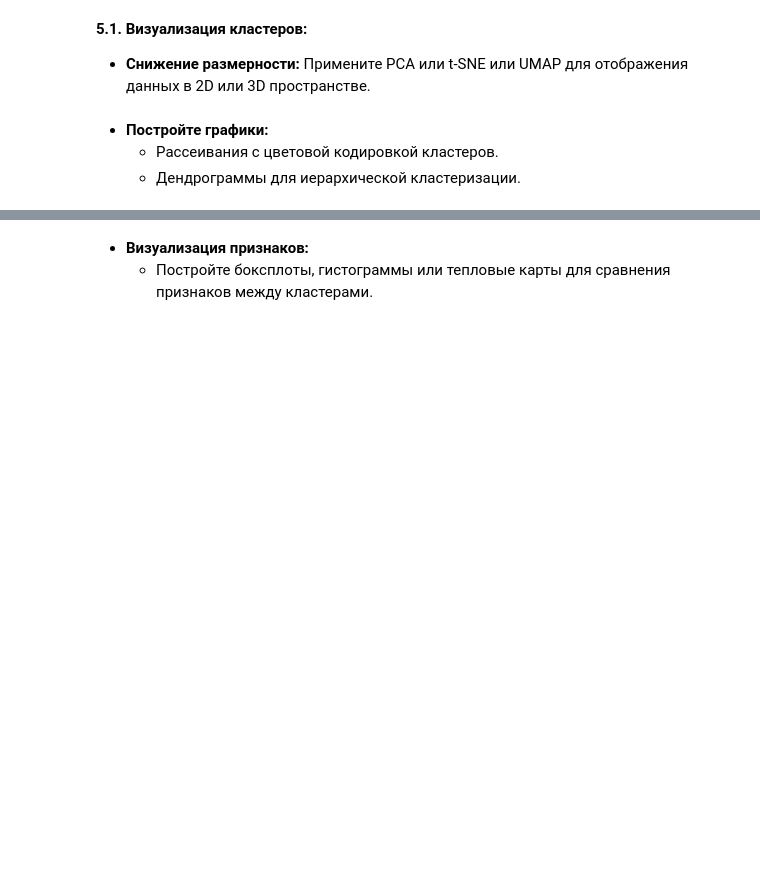
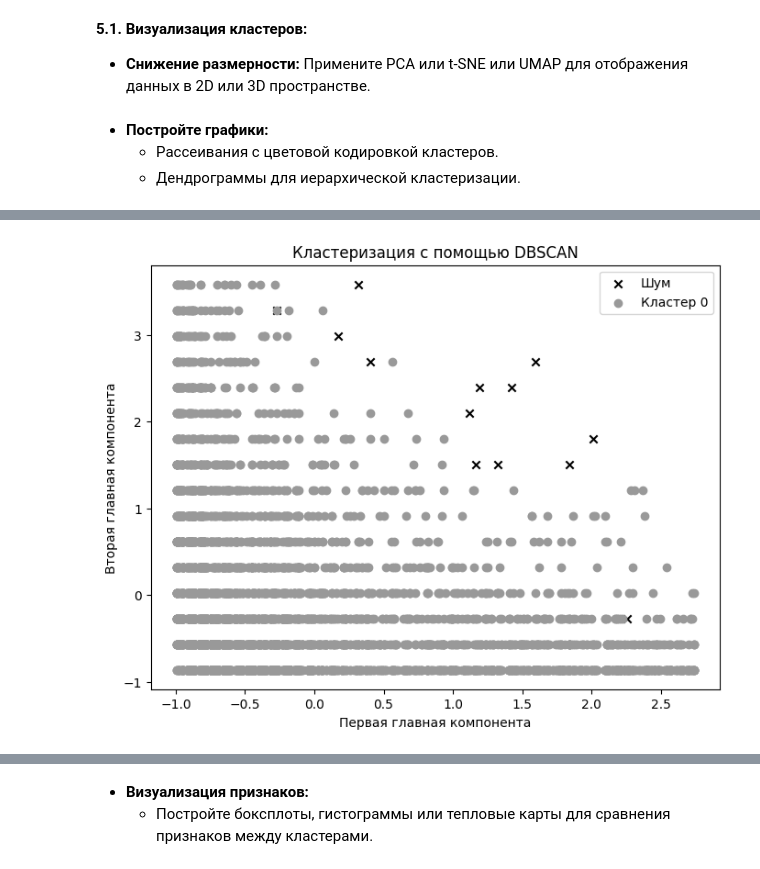
Before and after one commit to GDVevo/ml_uni, a Jupyter notebook: Практическая_работа_№11_Анализ_и_сегментация_клиентов_с_помощью_алгоритмов_кластеризации.ipynb, the cells around one changed output, grey strips where cells are left out. Cells and saved outputs as stored; diff of their text form; code cells hidden in the pictures; blank space fills up the shorter version.

```diff
--- a/Практическая_работа_№11_Анализ_и_сегментация_клиентов_с_помощью_алгоритмов_кластеризации.ipynb
+++ b/Практическая_работа_№11_Анализ_и_сегментация_клиентов_с_помощью_алгоритмов_кластеризации.ipynb
@@ -527,0 +609,25 @@ fig.show()
+# %%
+plt.figure(figsize=(8, 6))
+unique_labels = np.unique(rfm_table_cleaned['cluster_db'])
+colors = plt.cm.Set1(np.linspace(0, 1, len(unique_labels)))
+for color, label in zip(colors, unique_labels):
+    if label == -1:
+        # Шумовые точки
+        color = 'k'
+        marker = 'x'
+        label_text = 'Шум'
+    else:
+        marker = 'o'
+        label_text = f'Кластер {label}'
+    plt.scatter(X_scaled[rfm_table_cleaned['cluster_db'] == label, 0],
+                X_scaled[rfm_table_cleaned['cluster_db'] == label, 1],
+                c=[color],
+                marker=marker,
+                label=label_text)
+plt.title('Кластеризация с помощью DBSCAN')
+plt.xlabel('Первая главная компонента')
+plt.ylabel('Вторая главная компонента')
+plt.legend()
+plt.show()
+# %% [output]
+[figure, added]
```
Also changed, not shown: parts of 24 cells of this notebook.
